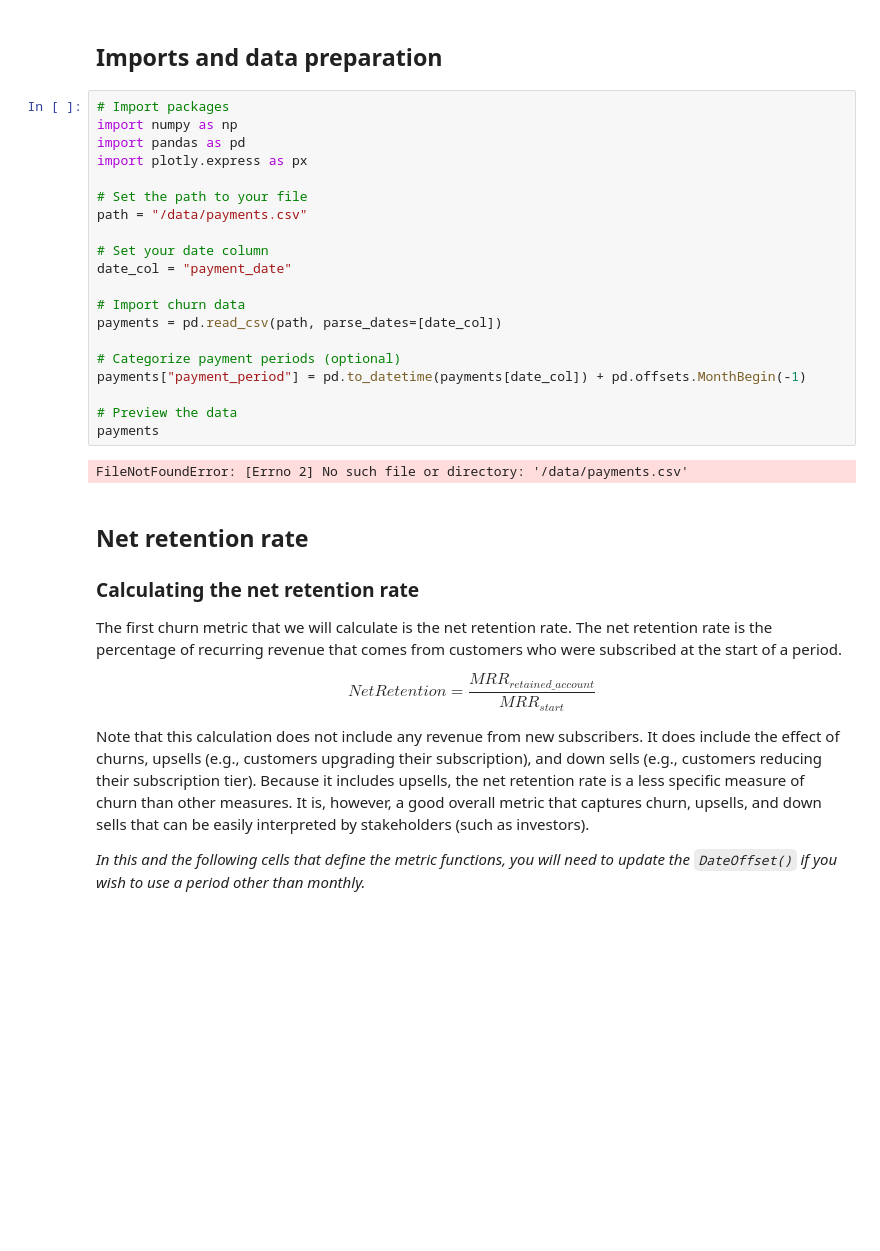
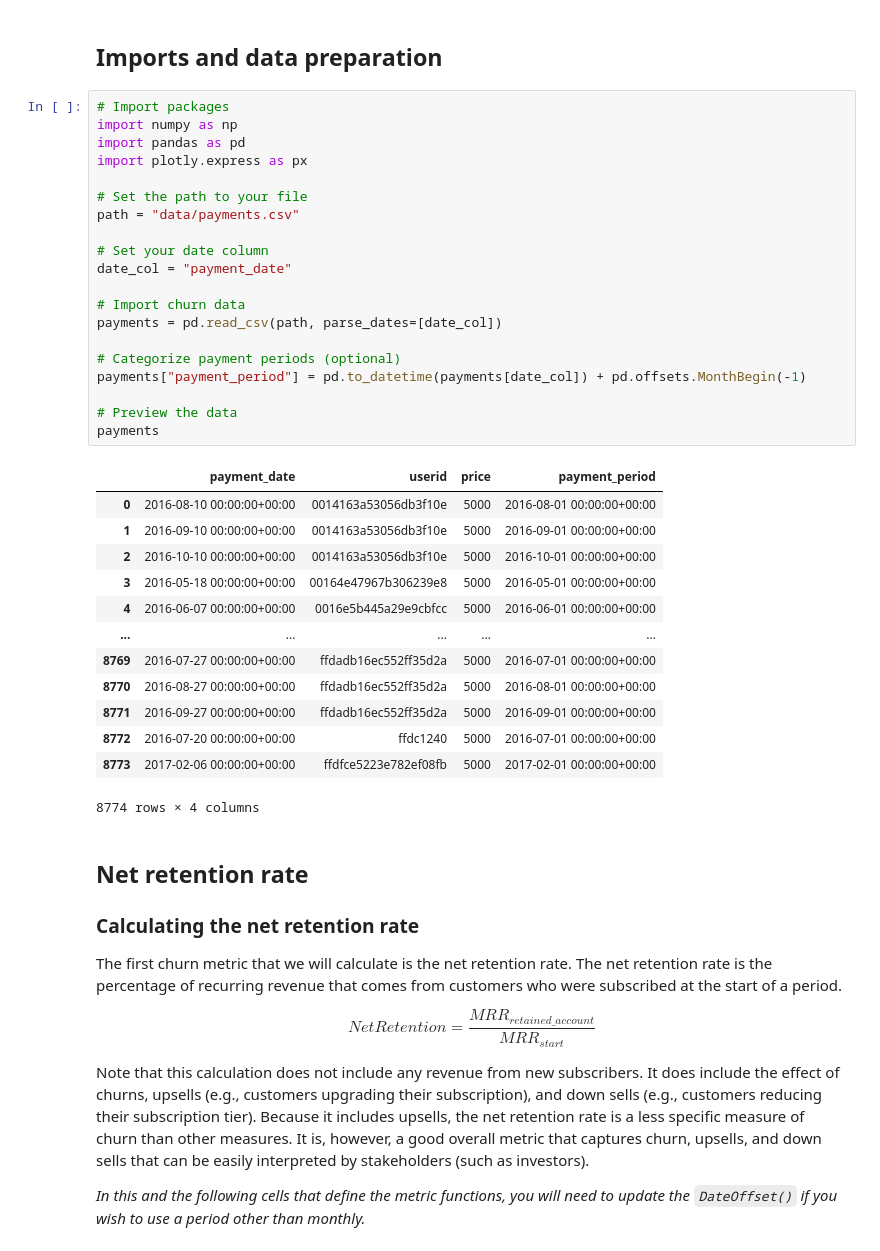
Before and after one commit to bche3/Marketing-Analytics-Project, a Jupyter notebook: Customer_Churn_Calculation.ipynb, the cells around one changed output. Saved outputs shown, nothing was run; the diff lists cells and outputs as text; blank space fills up the shorter version.

```diff
--- a/Customer_Churn_Calculation.ipynb
+++ b/Customer_Churn_Calculation.ipynb
@@ -8,25 +8,37 @@ The first step to reducing churn is understanding the extent to which our custom
 # %%
 # Import packages
 import numpy as np
 import pandas as pd
 import plotly.express as px
 
 # Set the path to your file
-path = "/data/payments.csv"
+path = "data/payments.csv"
 
 # Set your date column
 date_col = "payment_date"
 
 # Import churn data
 payments = pd.read_csv(path, parse_dates=[date_col])
 
 # Categorize payment periods (optional)
 payments["payment_period"] = pd.to_datetime(payments[date_col]) + pd.offsets.MonthBegin(-1)
 
 # Preview the data
 payments
 # %% [output]
+|  | payment_date | userid | price | payment_period |
+| 0 | 2016-08-10 00:00:00+00:00 | 0014163a53056db3f10e | 5000 | 2016-08-01 00:00:00+00:00 |
+| 1 | 2016-09-10 00:00:00+00:00 | 0014163a53056db3f10e | 5000 | 2016-09-01 00:00:00+00:00 |
+| 2 | 2016-10-10 00:00:00+00:00 | 0014163a53056db3f10e | 5000 | 2016-10-01 00:00:00+00:00 |
+| 3 | 2016-05-18 00:00:00+00:00 | 00164e47967b306239e8 | 5000 | 2016-05-01 00:00:00+00:00 |
+| 4 | 2016-06-07 00:00:00+00:00 | 0016e5b445a29e9cbfcc | 5000 | 2016-06-01 00:00:00+00:00 |
+| ... | ... | ... | ... | ... |
+| 8769 | 2016-07-27 00:00:00+00:00 | ffdadb16ec552ff35d2a | 5000 | 2016-07-01 00:00:00+00:00 |
+| 8770 | 2016-08-27 00:00:00+00:00 | ffdadb16ec552ff35d2a | 5000 | 2016-08-01 00:00:00+00:00 |
+| 8771 | 2016-09-27 00:00:00+00:00 | ffdadb16ec552ff35d2a | 5000 | 2016-09-01 00:00:00+00:00 |
+| 8772 | 2016-07-20 00:00:00+00:00 | ffdc1240 | 5000 | 2016-07-01 00:00:00+00:00 |
+| 8773 | 2017-02-06 00:00:00+00:00 | ffdfce5223e782ef08fb | 5000 | 2017-02-01 00:00:00+00:00 |
-FileNotFoundError: [Errno 2] No such file or directory: '/data/payments.csv'
+8774 rows × 4 columns
 # %% [markdown]
 ## Net retention rate
 ### Calculating the net retention rate
```
Also changed, not shown: parts of 6 cells of this notebook.
